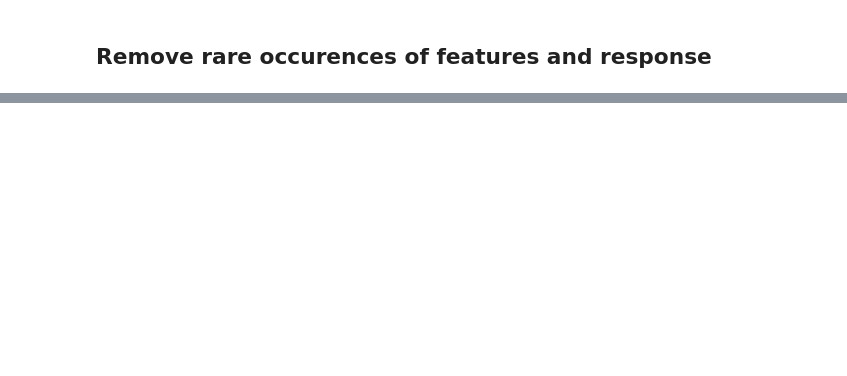
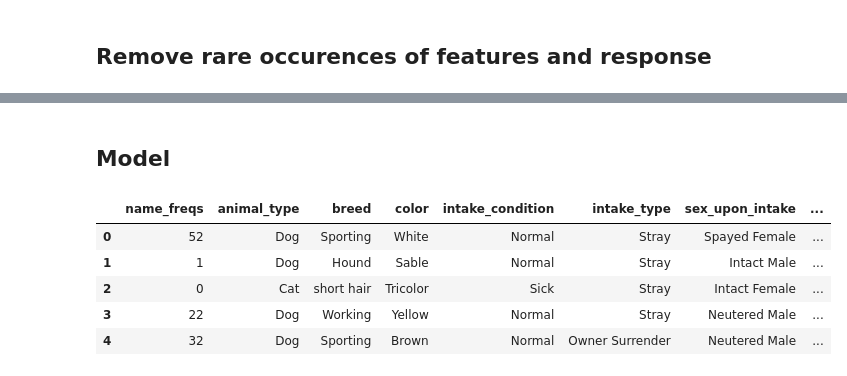
Before and after one commit to luketibbott/kojak, a Jupyter notebook: re-clean.ipynb, the cells around one changed output, grey strips where cells are left out. Saved outputs shown, nothing was run; the diff lists cells and outputs as text; code cells hidden in the pictures; blank space fills up the shorter version.

Commit message:
Add in name frequencies

```diff
--- a/re-clean.ipynb
+++ b/re-clean.ipynb
@@ -186,3 +212,5 @@ df.head()
+# %%
+df = df.drop_duplicates()
 # %% [markdown]
 ## Remove rare occurences of features and response
 # %%
@@ -198,3 +226,20 @@ df.head()
 | 4 | A134067 | Dog | Herding | Brown | Injured | Public Assist | Neutered Male | ... |
 | 5 | A141142 | Dog | Sporting | Black | Aged | Stray | Spayed Female | ... |
 | 6 | A163459 | Dog | Terrier | Black | Normal | Stray | Intact Female | ... |
+# %% [markdown]
+## Model
+# %%
+df_model = df.copy()
+# %%
+df_model = df_model.drop(labels=['animal_id_intake', 'intake_datetime', 'time_in_shelter_days'], axis=1)
+# %%
+df_model = df_model.drop(labels=['animal_id'], axis=1)
+# %%
+df_model.head()
+# %% [output]
+|  | name_freqs | animal_type | breed | color | intake_condition | intake_type | sex_upon_intake | ... |
+| 0 | 52 | Dog | Sporting | White | Normal | Stray | Spayed Female | ... |
+| 1 | 1 | Dog | Hound | Sable | Normal | Stray | Intact Male | ... |
+| 2 | 0 | Cat | short hair | Tricolor | Sick | Stray | Intact Female | ... |
+| 3 | 22 | Dog | Working | Yellow | Normal | Stray | Neutered Male | ... |
+| 4 | 32 | Dog | Sporting | Brown | Normal | Owner Surrender | Neutered Male | ... |
```
Also changed, not shown: parts of 21 cells of this notebook.
